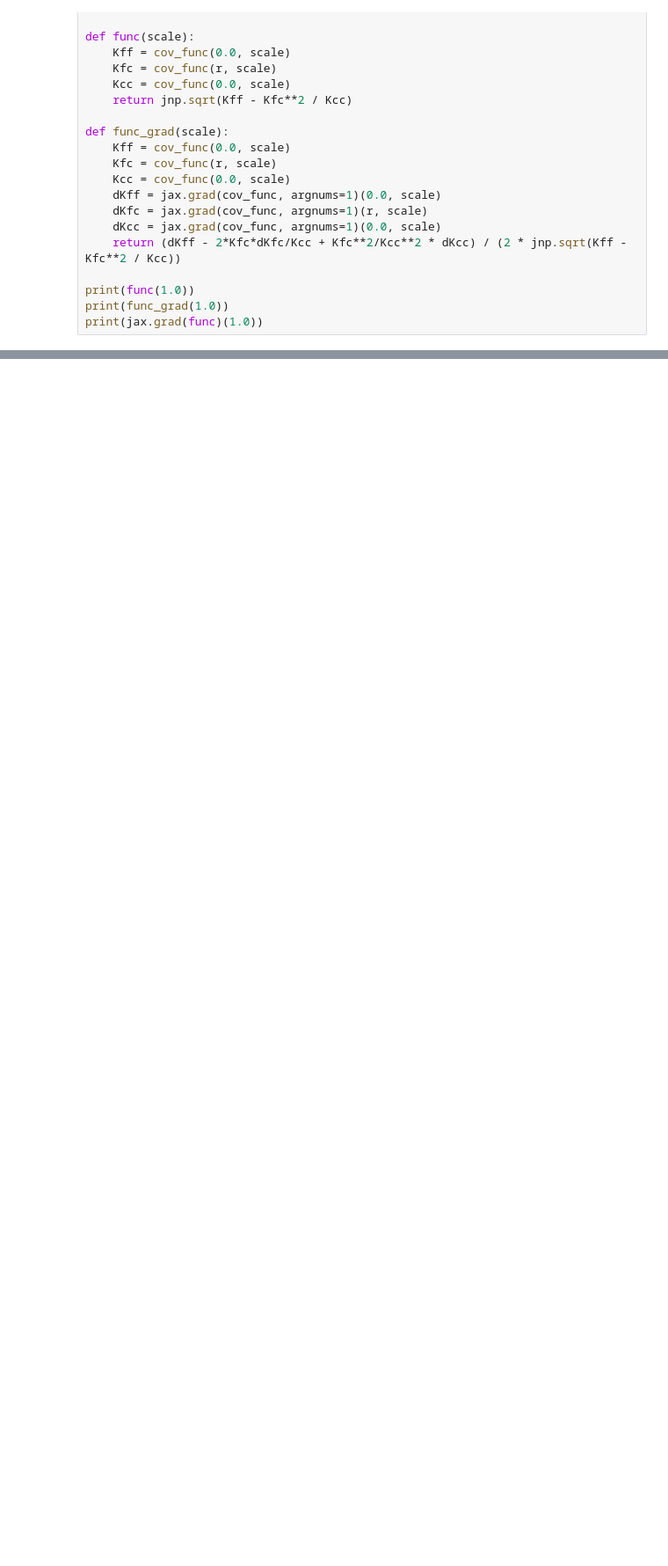
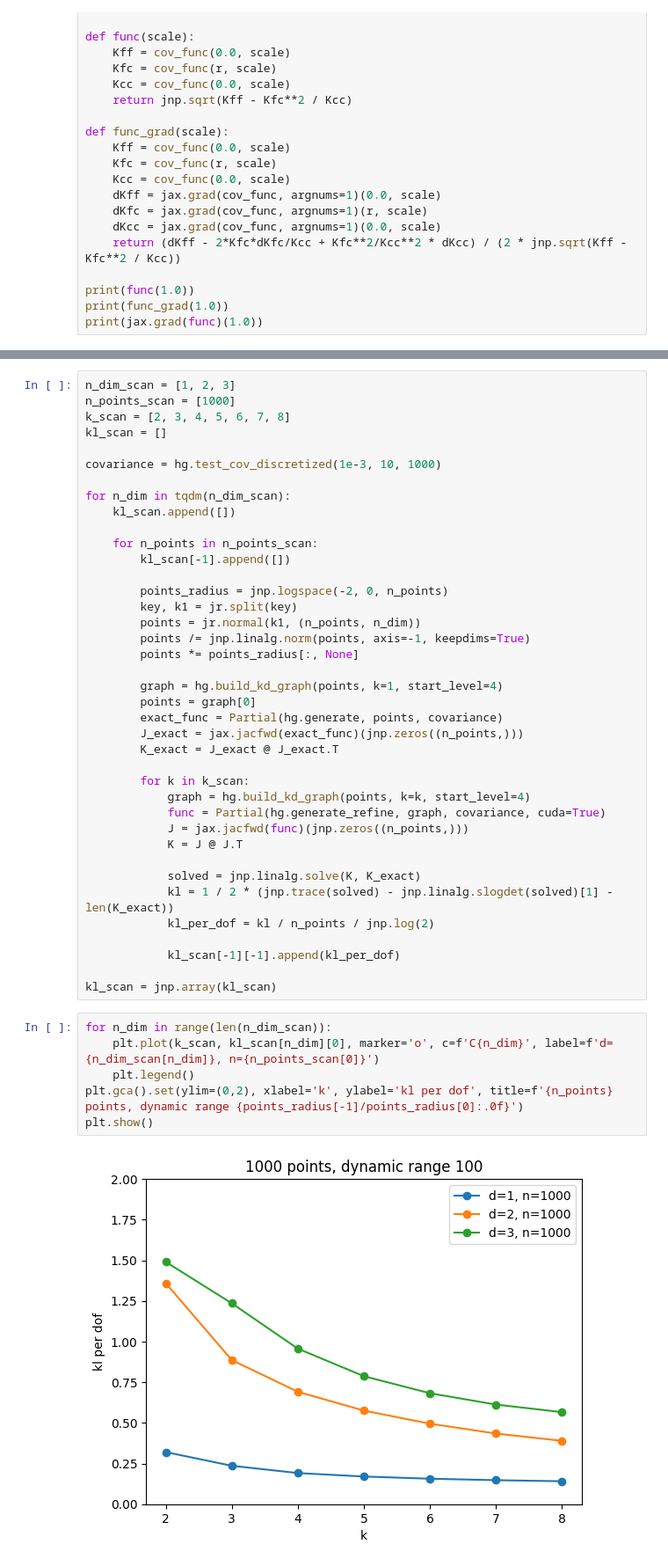
Before and after one commit to stanford-ism/graphgp, a Jupyter notebook: new.ipynb, the cells around one changed output, grey strips where cells are left out. Shown at 88% size. Cells and saved outputs as stored; diff of their text form; blank space fills up the shorter version.

```diff
--- a/new.ipynb
+++ b/new.ipynb
@@ -351,0 +346,47 @@ print(jax.grad(func)(1.0))
+# %%
+n_dim_scan = [1, 2, 3]
+n_points_scan = [1000]
+k_scan = [2, 3, 4, 5, 6, 7, 8]
+kl_scan = []
+
+covariance = hg.test_cov_discretized(1e-3, 10, 1000)
+
+for n_dim in tqdm(n_dim_scan):
+    kl_scan.append([])
+
+    for n_points in n_points_scan:
+        kl_scan[-1].append([])
+
+        points_radius = jnp.logspace(-2, 0, n_points)
+        key, k1 = jr.split(key)
+        points = jr.normal(k1, (n_points, n_dim))
+        points /= jnp.linalg.norm(points, axis=-1, keepdims=True)
+        points *= points_radius[:, None]
+
+        graph = hg.build_kd_graph(points, k=1, start_level=4)
+        points = graph[0]
+        exact_func = Partial(hg.generate, points, covariance)
+        J_exact = jax.jacfwd(exact_func)(jnp.zeros((n_points,)))
+        K_exact = J_exact @ J_exact.T
+
+        for k in k_scan:
+            graph = hg.build_kd_graph(points, k=k, start_level=4)
+            func = Partial(hg.generate_refine, graph, covariance, cuda=True)
+            J = jax.jacfwd(func)(jnp.zeros((n_points,)))
+            K = J @ J.T
+
+            solved = jnp.linalg.solve(K, K_exact)
+            kl = 1 / 2 * (jnp.trace(solved) - jnp.linalg.slogdet(solved)[1] - len(K_exact))
+            kl_per_dof = kl / n_points / jnp.log(2)
+
+            kl_scan[-1][-1].append(kl_per_dof)
+
+kl_scan = jnp.array(kl_scan)
+# %%
+for n_dim in range(len(n_dim_scan)):
+    plt.plot(k_scan, kl_scan[n_dim][0], marker='o', c=f'C{n_dim}', label=f'd={n_dim_scan[n_dim]}, n={n_points_scan[0]}')
+    plt.legend()
+plt.gca().set(ylim=(0,2), xlabel='k', ylabel='kl per dof', title=f'{n_points} points, dynamic range {points_radius[-1]/points_radius[0]:.0f}')
+plt.show()
+# %% [output]
+[figure, added]
```
Also changed, not shown: parts of 22 cells of this notebook.
